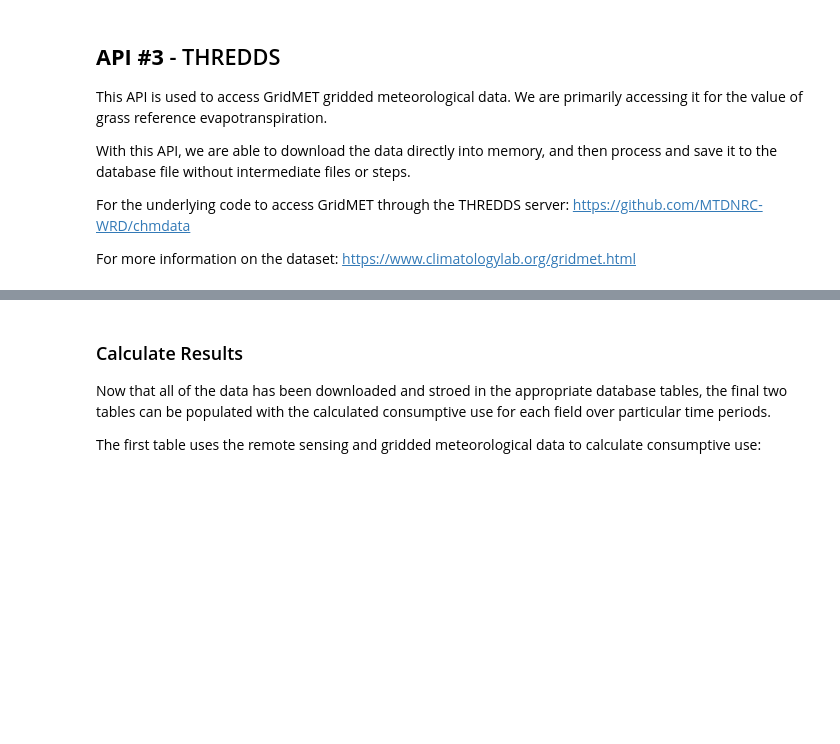
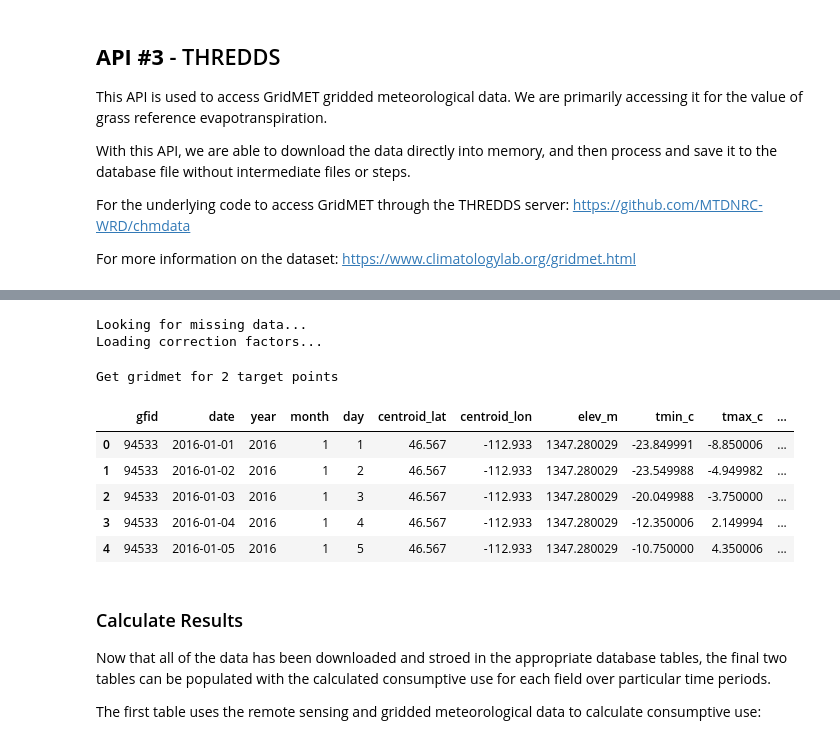
Before and after one commit to MTDNRC-WRD/openet, a Jupyter notebook: examples/example1.ipynb, the cells around one changed output, grey strips where cells are left out. Drawn from its saved outputs; the diff is of its cells as text; code cells hidden in the pictures; blank space fills up the shorter version.

```diff
--- a/examples/example1.ipynb
+++ b/examples/example1.ipynb
@@ -236,3 +238,22 @@ pos_start, pos_end = '1987-01-01', '2023-12-31'
+# %%
+# define period of study for gridmet fetching
+pos_start, pos_end = '2016-01-01', '2023-12-31'
+
+# Populate gridmet db table (also fetches data from gridmet - change to the xvec extraction method?)
+corrected_gridmet_db_1(conec, gridmet_cent, fields_db, gm_ts, rasters_, pos_start, pos_end)
+
+# view table structure
+pd.read_sql("SELECT * FROM {} LIMIT 5".format(gm_ts), conec)
+# %% [output]
+Looking for missing data...
+Loading correction factors...
+Get gridmet for 2 target points
+|  | gfid | date | year | month | day | centroid_lat | centroid_lon | elev_m | tmin_c | tmax_c | ... |
+| 0 | 94533 | 2016-01-01 | 2016 | 1 | 1 | 46.567 | -112.933 | 1347.280029 | -23.849991 | -8.850006 | ... |
+| 1 | 94533 | 2016-01-02 | 2016 | 1 | 2 | 46.567 | -112.933 | 1347.280029 | -23.549988 | -4.949982 | ... |
+| 2 | 94533 | 2016-01-03 | 2016 | 1 | 3 | 46.567 | -112.933 | 1347.280029 | -20.049988 | -3.750000 | ... |
+| 3 | 94533 | 2016-01-04 | 2016 | 1 | 4 | 46.567 | -112.933 | 1347.280029 | -12.350006 | 2.149994 | ... |
+| 4 | 94533 | 2016-01-05 | 2016 | 1 | 5 | 46.567 | -112.933 | 1347.280029 | -10.750000 | 4.350006 | ... |
 # %% [markdown]
 ### Calculate Results
 
```
Also changed, not shown: parts of 17 cells of this notebook, 7 other files.
